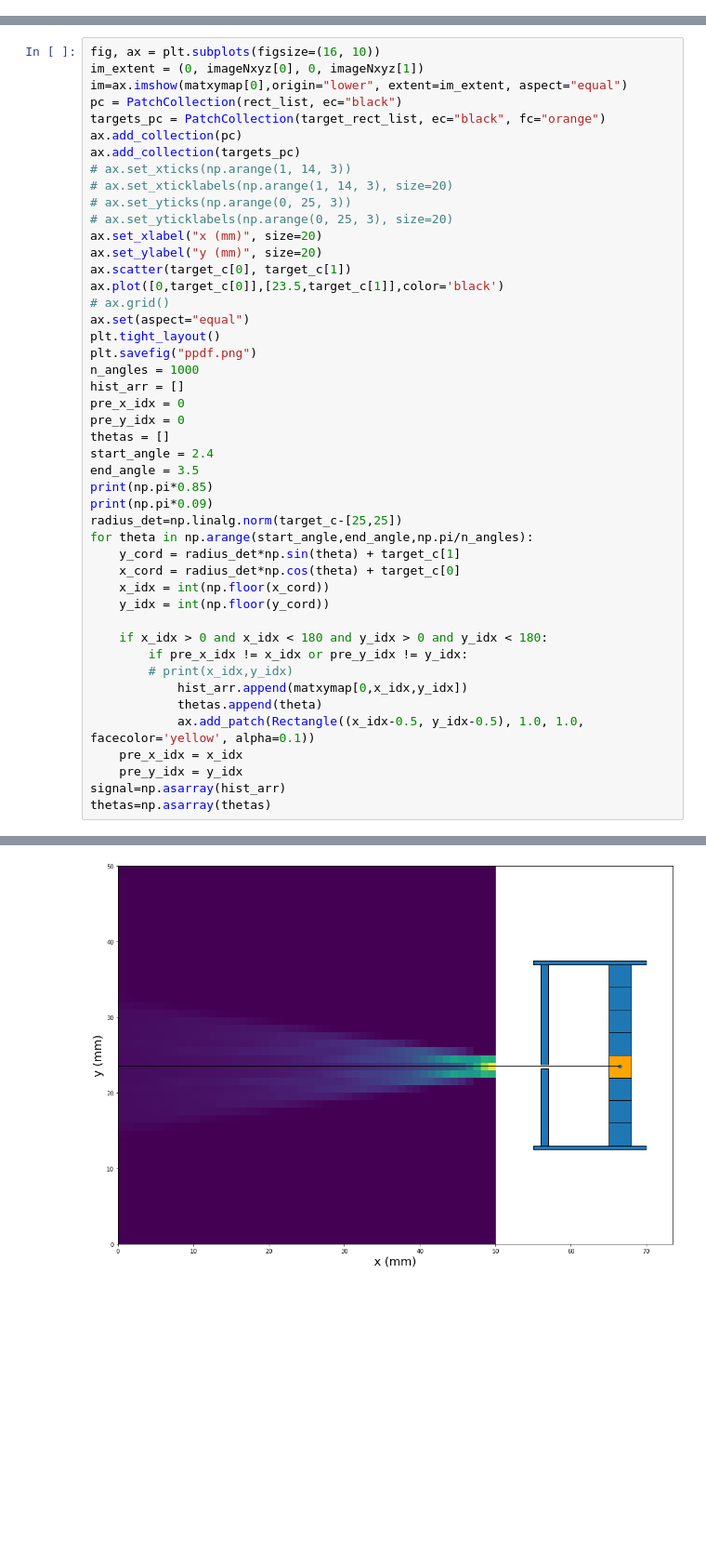
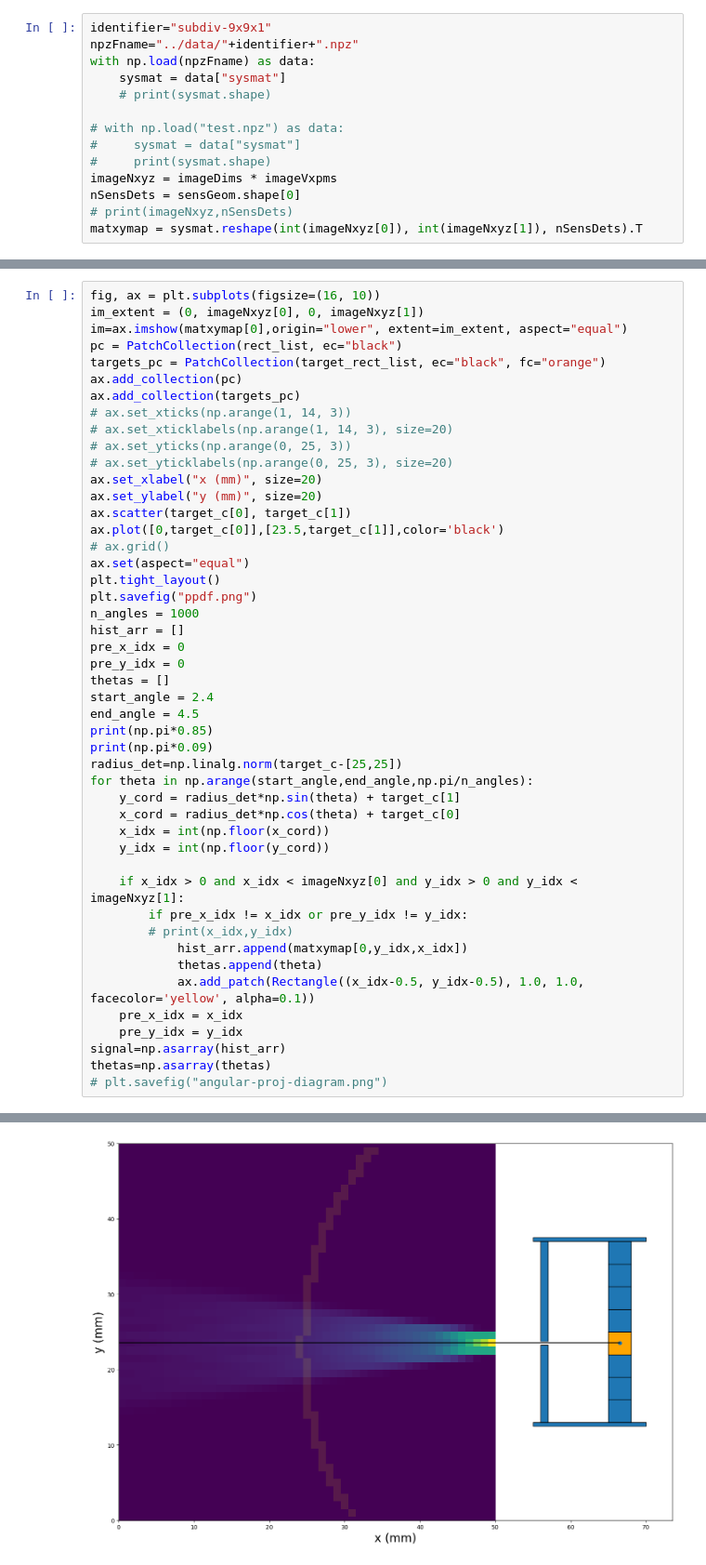
Before and after one commit to spebt/pymatana, a Jupyter notebook: PPDF_Analysis/angular-projection.ipynb, the cells around one changed output, grey strips where cells are left out. Shown: that part at 93% size. Saved outputs shown, nothing was run; the diff lists cells and outputs as text; blank space fills up the shorter version.

Commit message:
update angular-projection jupyter notebook

```diff
--- a/PPDF_Analysis/angular-projection.ipynb
+++ b/PPDF_Analysis/angular-projection.ipynb
@@ -67,3 +49,17 @@ print(matxymap.shape)
+# %%
+identifier="subdiv-9x9x1"
+npzFname="../data/"+identifier+".npz"
+with np.load(npzFname) as data:
+    sysmat = data["sysmat"]
+    # print(sysmat.shape)
+
+# with np.load("test.npz") as data:
+#     sysmat = data["sysmat"]
+#     print(sysmat.shape)
+imageNxyz = imageDims * imageVxpms
+nSensDets = sensGeom.shape[0]
+# print(imageNxyz,nSensDets)
+matxymap = sysmat.reshape(int(imageNxyz[0]), int(imageNxyz[1]), nSensDets).T
 # %%
 geoms=systemGeom
 detectors = geoms
@@ -168,7 +163,7 @@ pre_x_idx = 0
 pre_y_idx = 0
 thetas = []
 start_angle = 2.4
-end_angle = 3.5
+end_angle = 4.5
 print(np.pi*0.85)
 print(np.pi*0.09)
 radius_det=np.linalg.norm(target_c-[25,25])
@@ -178,16 +173,17 @@ for theta in np.arange(start_angle,end_angle,np.pi/n_angles):
     x_idx = int(np.floor(x_cord))
     y_idx = int(np.floor(y_cord))
 
-    if x_idx > 0 and x_idx < 180 and y_idx > 0 and y_idx < 180:
+    if x_idx > 0 and x_idx < imageNxyz[0] and y_idx > 0 and y_idx < imageNxyz[1]:
         if pre_x_idx != x_idx or pre_y_idx != y_idx:
         # print(x_idx,y_idx)
-            hist_arr.append(matxymap[0,x_idx,y_idx])
+            hist_arr.append(matxymap[0,y_idx,x_idx])
             thetas.append(theta)
             ax.add_patch(Rectangle((x_idx-0.5, y_idx-0.5), 1.0, 1.0, facecolor='yellow', alpha=0.1))
     pre_x_idx = x_idx
     pre_y_idx = y_idx
 signal=np.asarray(hist_arr)
 thetas=np.asarray(thetas)
+# plt.savefig("angular-proj-diagram.png")
 # %% [output]
 2.670353755551324
 0.2827433388230814
@@ -195 +190 @@ IndexError: only integers, slices (`:`), ellipsis (`...`), numpy.newaxis (`None`
-[figure, old version]
+[figure, new version]
```
Also changed, not shown: parts of 7 cells of this notebook, 1 other file.
